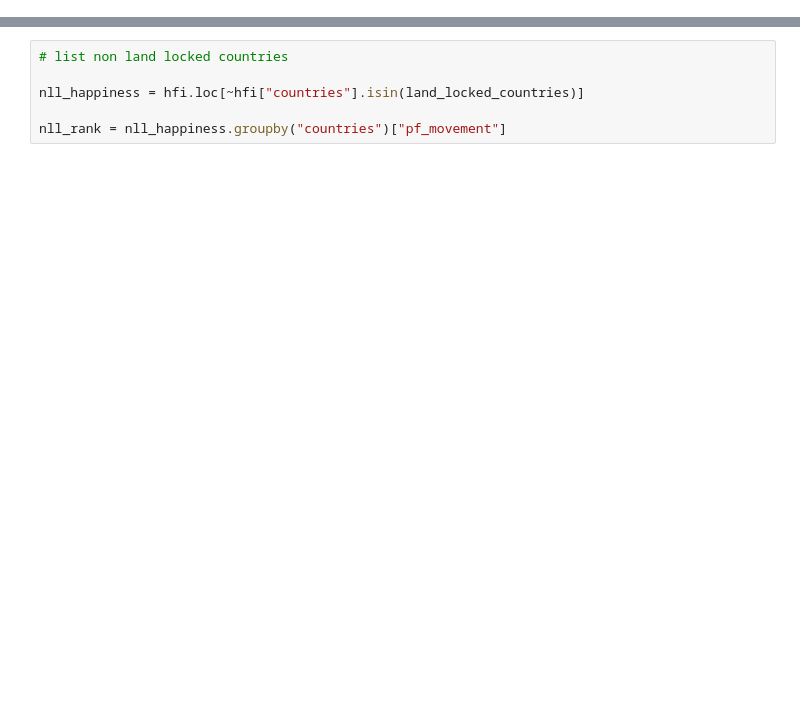
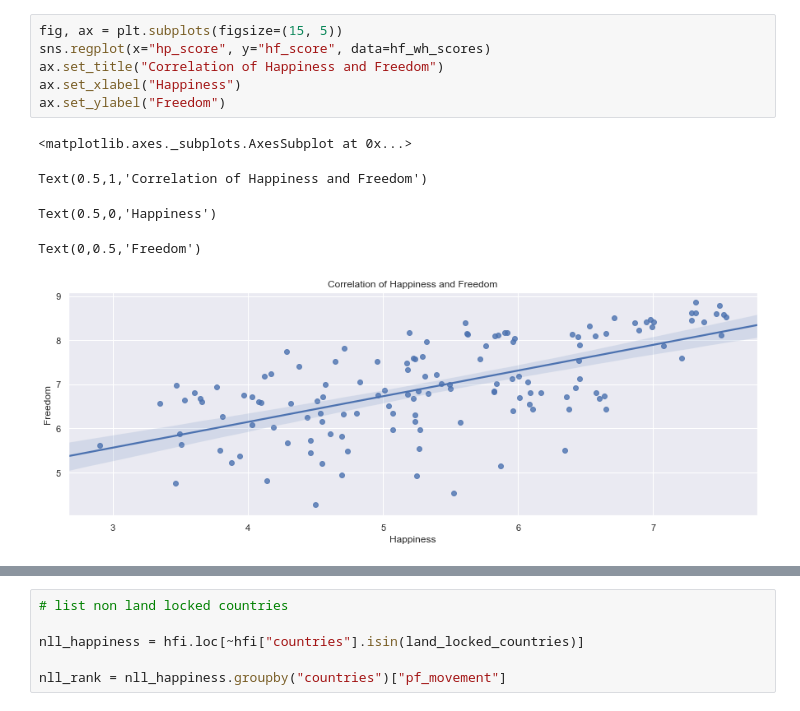
Before and after one commit to jbratcher/happiness_and_freedom, a Jupyter notebook: hfh_movement.ipynb, the cells around one changed output, grey strips where cells are left out. Drawn from its saved outputs; the diff is of its cells as text; blank space fills up the shorter version.

```diff
--- a/hfh_movement.ipynb
+++ b/hfh_movement.ipynb
@@ -181,0 +152,12 @@ scatterPlot(plotName="hf_ef_pf_w", x_axis=hfi["hf_score"], x_label="Freedom Scor
+# %%
+fig, ax = plt.subplots(figsize=(15, 5))
+sns.regplot(x="hp_score", y="hf_score", data=hf_wh_scores)
+ax.set_title("Correlation of Happiness and Freedom")
+ax.set_xlabel("Happiness")
+ax.set_ylabel("Freedom")
+# %% [output]
+<matplotlib.axes._subplots.AxesSubplot at 0x...>
+Text(0.5,1,'Correlation of Happiness and Freedom')
+Text(0.5,0,'Happiness')
+Text(0,0.5,'Freedom')
+[figure, added]
```
Also changed, not shown: parts of 24 cells of this notebook.
